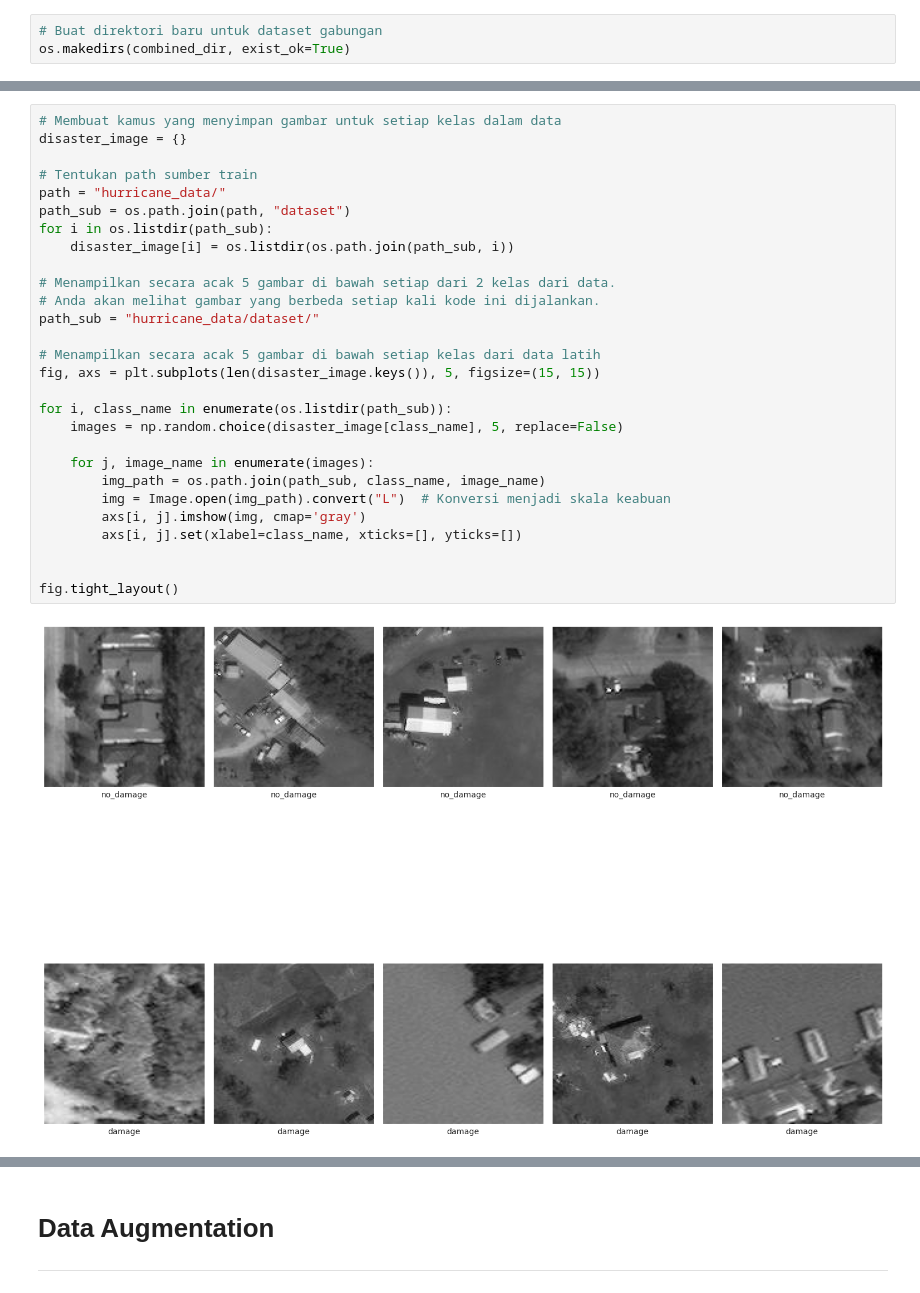
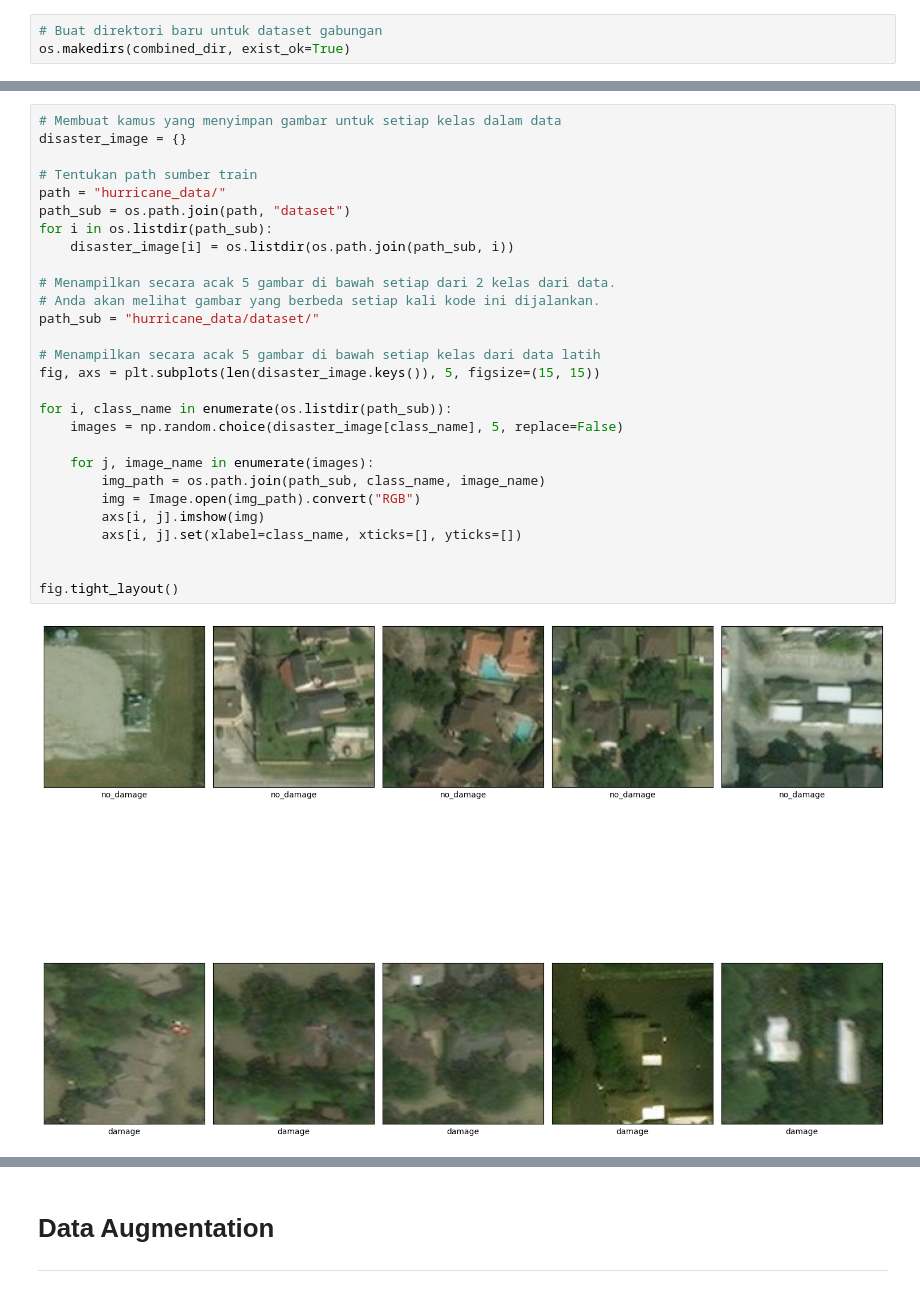
Before and after one commit to mikysetiawan/FundamentalDeepL, a Jupyter notebook: Tugas_2_ImageClassification.ipynb, the cells around one changed output, grey strips where cells are left out. Cells and saved outputs as stored; diff of their text form.

```diff
--- a/Tugas_2_ImageClassification.ipynb
+++ b/Tugas_2_ImageClassification.ipynb
@@ -116,30 +124,30 @@ for category in os.listdir(test_dir):
 # %%
 # Membuat kamus yang menyimpan gambar untuk setiap kelas dalam data
 disaster_image = {}
 
 # Tentukan path sumber train
 path = "hurricane_data/"
 path_sub = os.path.join(path, "dataset")
 for i in os.listdir(path_sub):
     disaster_image[i] = os.listdir(os.path.join(path_sub, i))
 
 # Menampilkan secara acak 5 gambar di bawah setiap dari 2 kelas dari data.
 # Anda akan melihat gambar yang berbeda setiap kali kode ini dijalankan.
 path_sub = "hurricane_data/dataset/"
 
 # Menampilkan secara acak 5 gambar di bawah setiap kelas dari data latih
 fig, axs = plt.subplots(len(disaster_image.keys()), 5, figsize=(15, 15))
 
 for i, class_name in enumerate(os.listdir(path_sub)):
     images = np.random.choice(disaster_image[class_name], 5, replace=False)
 
     for j, image_name in enumerate(images):
         img_path = os.path.join(path_sub, class_name, image_name)
-        img = Image.open(img_path).convert("L")  # Konversi menjadi skala keabuan
-        axs[i, j].imshow(img, cmap='gray')
+        img = Image.open(img_path).convert("RGB")
+        axs[i, j].imshow(img)
         axs[i, j].set(xlabel=class_name, xticks=[], yticks=[])
 
 
 fig.tight_layout()
 # %% [output]
-[figure, old version]
+[figure, new version]
```
Also changed, not shown: parts of 22 cells of this notebook.
